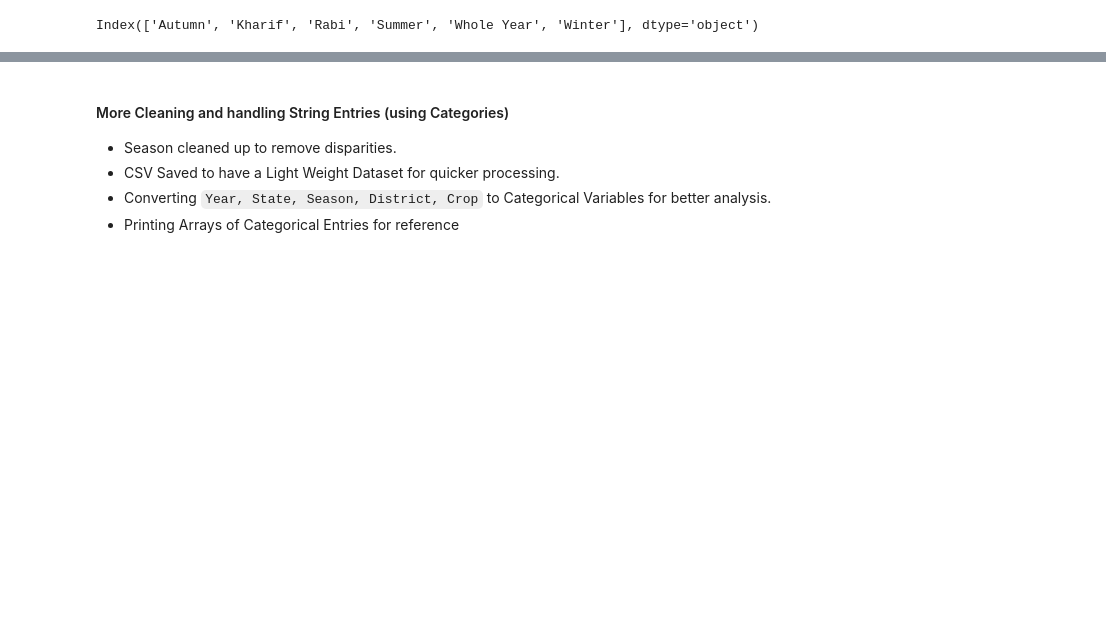
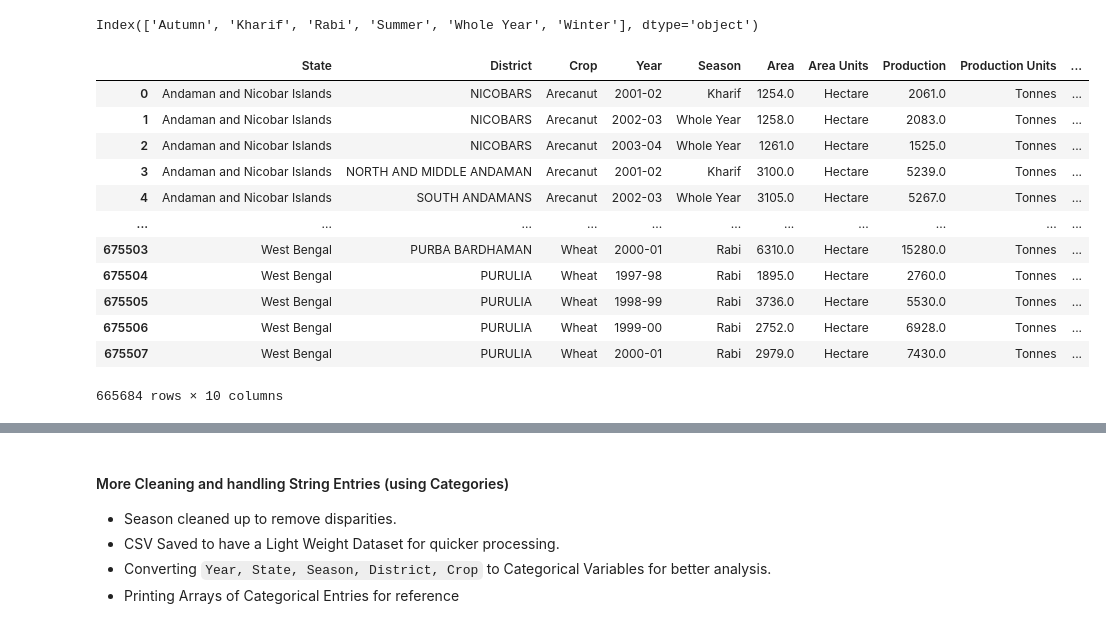
Before and after one commit to harshbansal7/AQI-Analysis-SARIMAX, a Jupyter notebook: Ensemble_Methods_for_Yield_Prediction.ipynb, the cells around one changed output, grey strips where cells are left out. Saved outputs shown, nothing was run; the diff lists cells and outputs as text; code cells hidden in the pictures; blank space fills up the shorter version.

```diff
--- a/Ensemble_Methods_for_Yield_Prediction.ipynb
+++ b/Ensemble_Methods_for_Yield_Prediction.ipynb
@@ -91,3 +91,19 @@ df['Season'] = pd.Categorical(df['Season'], ordered = True)
 print (df['Season'].cat.categories)
 # %% [output]
 Index(['Autumn', 'Kharif', 'Rabi', 'Summer', 'Whole Year', 'Winter'], dtype='object')
+# %%
+df
+# %% [output]
+|  | State | District | Crop | Year | Season | Area | Area Units | Production | Production Units | ... |
+| 0 | Andaman and Nicobar Islands | NICOBARS | Arecanut | 2001-02 | Kharif | 1254.0 | Hectare | 2061.0 | Tonnes | ... |
+| 1 | Andaman and Nicobar Islands | NICOBARS | Arecanut | 2002-03 | Whole Year | 1258.0 | Hectare | 2083.0 | Tonnes | ... |
+| 2 | Andaman and Nicobar Islands | NICOBARS | Arecanut | 2003-04 | Whole Year | 1261.0 | Hectare | 1525.0 | Tonnes | ... |
+| 3 | Andaman and Nicobar Islands | NORTH AND MIDDLE ANDAMAN | Arecanut | 2001-02 | Kharif | 3100.0 | Hectare | 5239.0 | Tonnes | ... |
+| 4 | Andaman and Nicobar Islands | SOUTH ANDAMANS | Arecanut | 2002-03 | Whole Year | 3105.0 | Hectare | 5267.0 | Tonnes | ... |
+| ... | ... | ... | ... | ... | ... | ... | ... | ... | ... | ... |
+| 675503 | West Bengal | PURBA BARDHAMAN | Wheat | 2000-01 | Rabi | 6310.0 | Hectare | 15280.0 | Tonnes | ... |
+| 675504 | West Bengal | PURULIA | Wheat | 1997-98 | Rabi | 1895.0 | Hectare | 2760.0 | Tonnes | ... |
+| 675505 | West Bengal | PURULIA | Wheat | 1998-99 | Rabi | 3736.0 | Hectare | 5530.0 | Tonnes | ... |
+| 675506 | West Bengal | PURULIA | Wheat | 1999-00 | Rabi | 2752.0 | Hectare | 6928.0 | Tonnes | ... |
+| 675507 | West Bengal | PURULIA | Wheat | 2000-01 | Rabi | 2979.0 | Hectare | 7430.0 | Tonnes | ... |
+665684 rows × 10 columns
```
Also changed, not shown: parts of 27 cells of this notebook.
